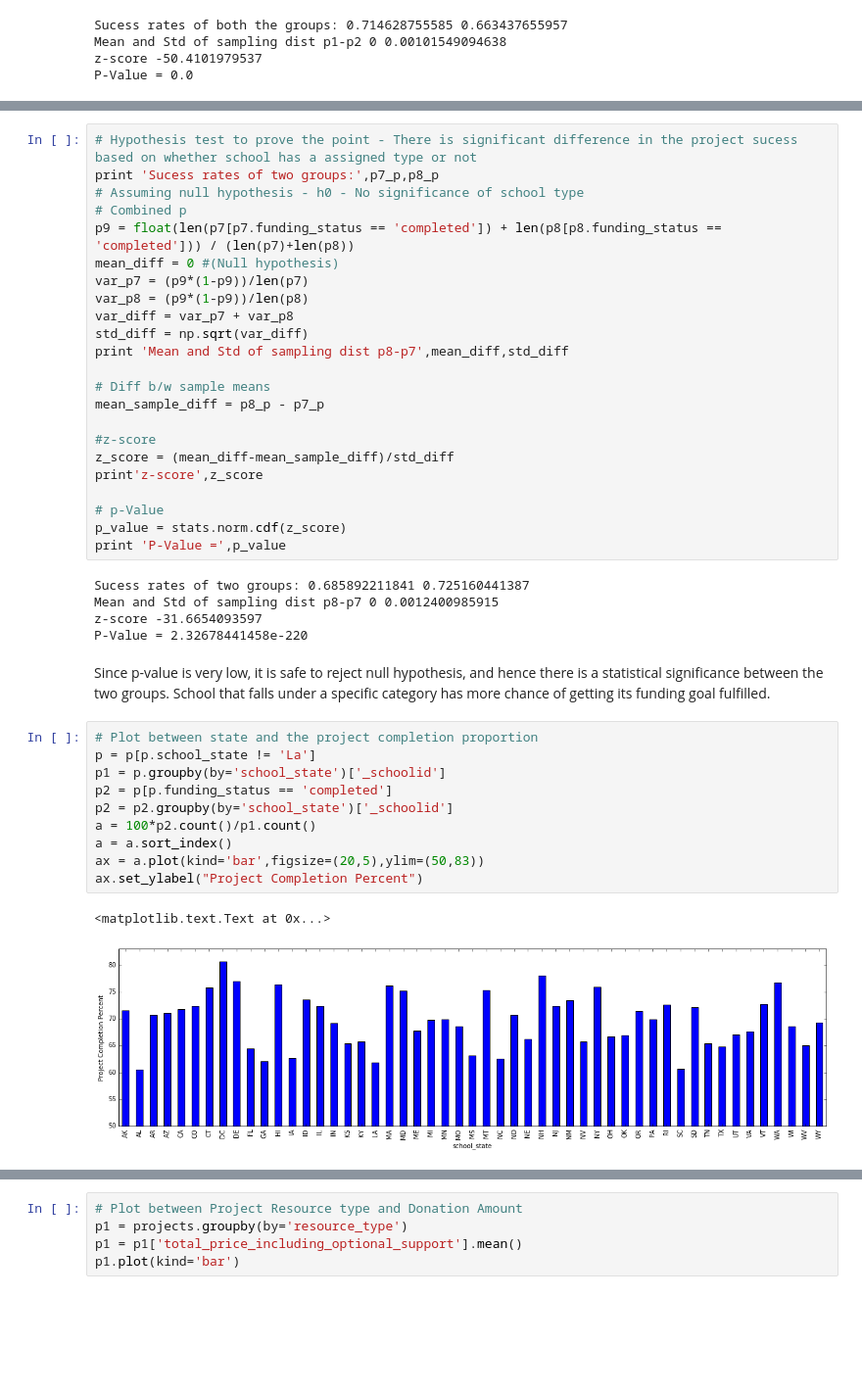
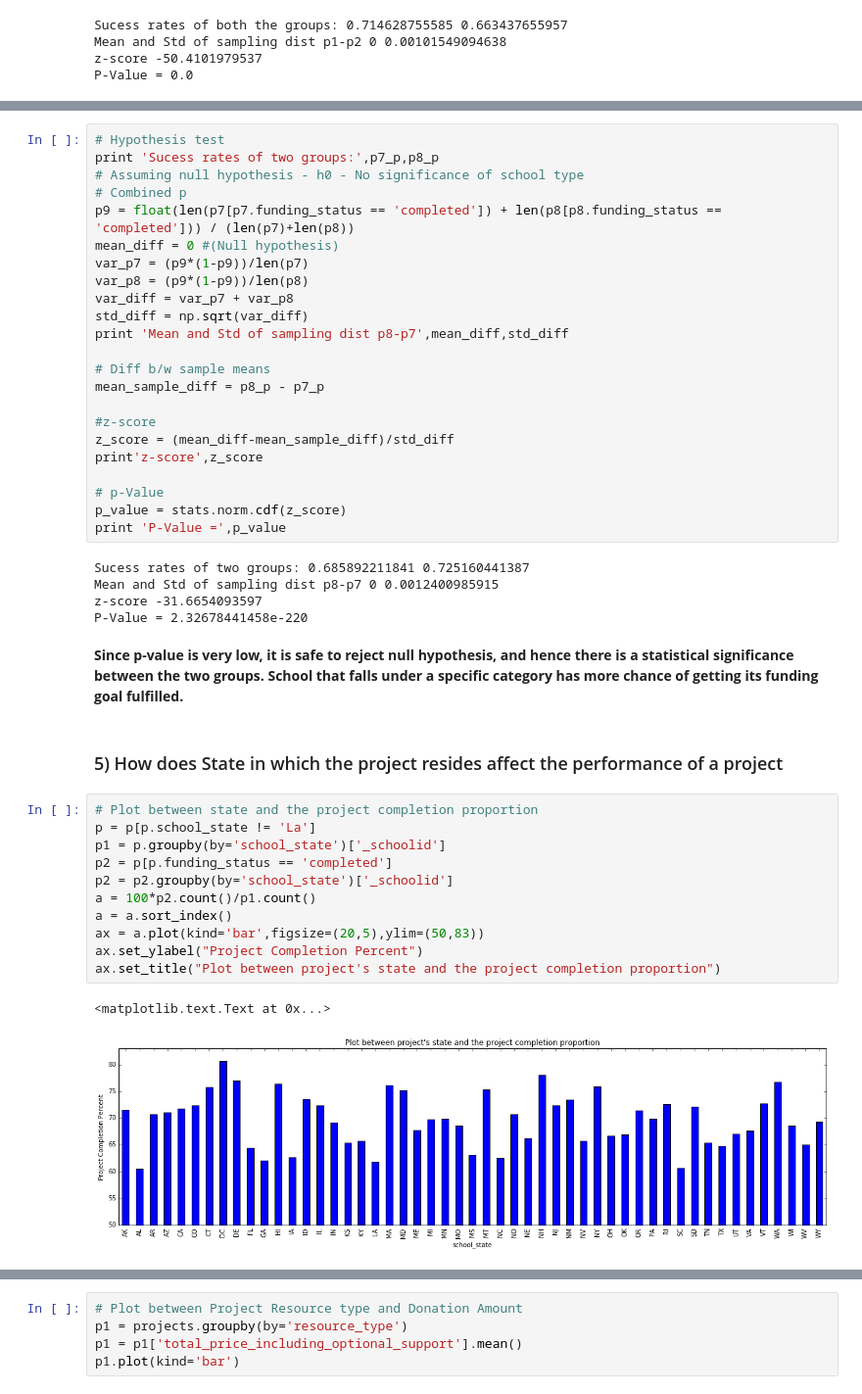
Before and after one commit to Naveed1842/data-science-intensive-2, a Jupyter notebook: Donor-Choose-Project/ProjectsOnly_DataExploration.ipynb, the cells around one changed output, grey strips where cells are left out. Shown at 98% size. Cells and saved outputs as stored; diff of their text form; blank space fills up the shorter version.

```diff
--- a/Donor-Choose-Project/ProjectsOnly_DataExploration.ipynb
+++ b/Donor-Choose-Project/ProjectsOnly_DataExploration.ipynb
@@ -225,5 +227,5 @@ print p_p,p1_p,p2_p,p3_p,p4_p,p5_p,p6_p,p7_p,p8_p
 # %%
-# Hypothesis test to prove the point - There is significant difference in the project sucess based on whether school has a assigned type or not
+# Hypothesis test
 print 'Sucess rates of two groups:',p7_p,p8_p
 # Assuming null hypothesis - h0 - No significance of school type
 # Combined p
@@ -251,18 +253,21 @@ Mean and Std of sampling dist p8-p7 0 0.0012400985915
 z-score -31.6654093597
 P-Value = 2.32678441458e-220
 # %% [markdown]
-Since p-value is very low, it is safe to reject null hypothesis, and hence there is a statistical significance between the two groups.
-School that falls under a specific category has more chance of getting its funding goal fulfilled.
+**Since p-value is very low, it is safe to reject null hypothesis, and hence there is a statistical significance between the two groups.
+School that falls under a specific category has more chance of getting its funding goal fulfilled.**
+# %% [markdown]
+### 5) How does State in which the project resides affect the performance of a project
 # %%
 # Plot between state and the project completion proportion
 p = p[p.school_state != 'La']
 p1 = p.groupby(by='school_state')['_schoolid']
 p2 = p[p.funding_status == 'completed']
 p2 = p2.groupby(by='school_state')['_schoolid']
 a = 100*p2.count()/p1.count()
 a = a.sort_index()
 ax = a.plot(kind='bar',figsize=(20,5),ylim=(50,83))
 ax.set_ylabel("Project Completion Percent")
+ax.set_title("Plot between project's state and the project completion proportion")
 # %% [output]
 <matplotlib.text.Text at 0x...>
-[figure, old version]
+[figure, new version]
```
Also changed, not shown: parts of 24 cells of this notebook, 2 other files.
